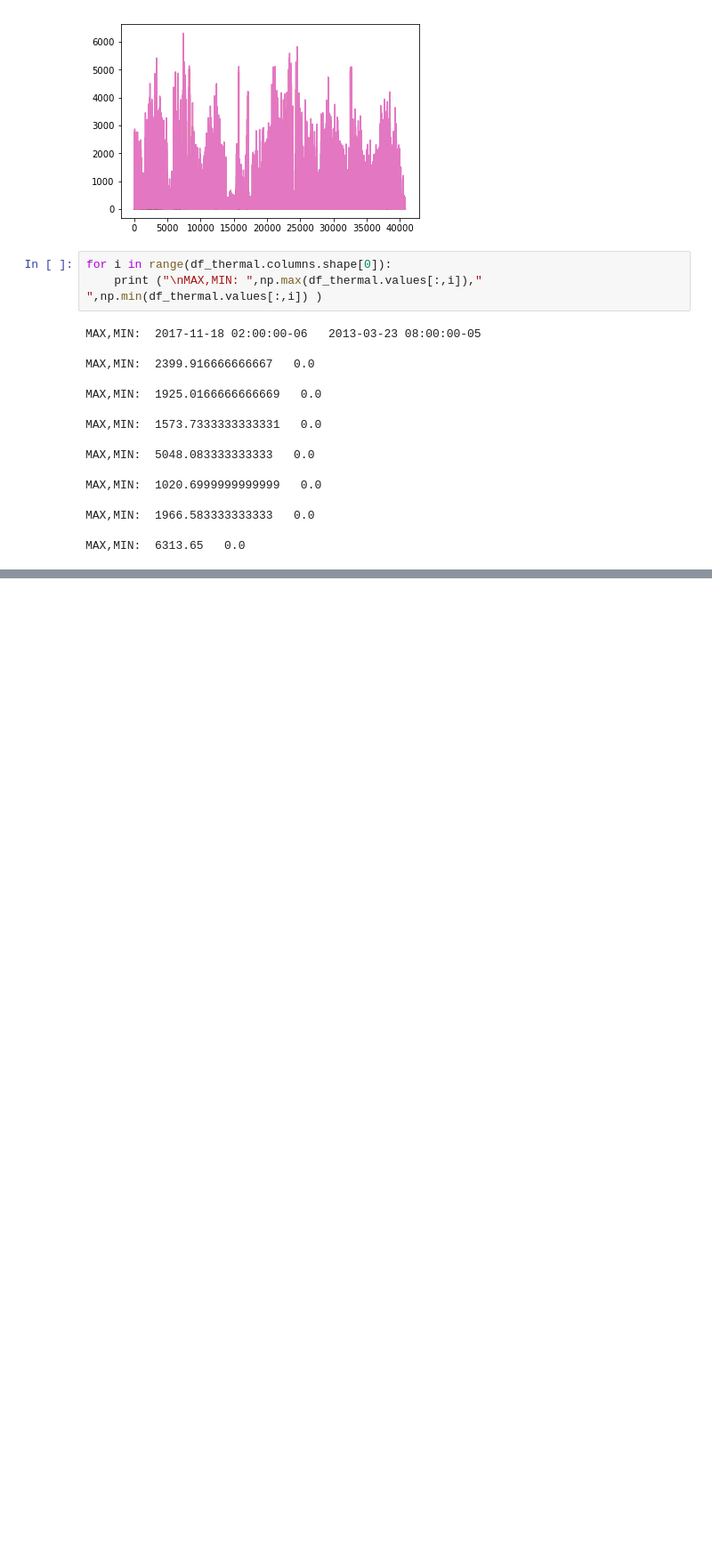
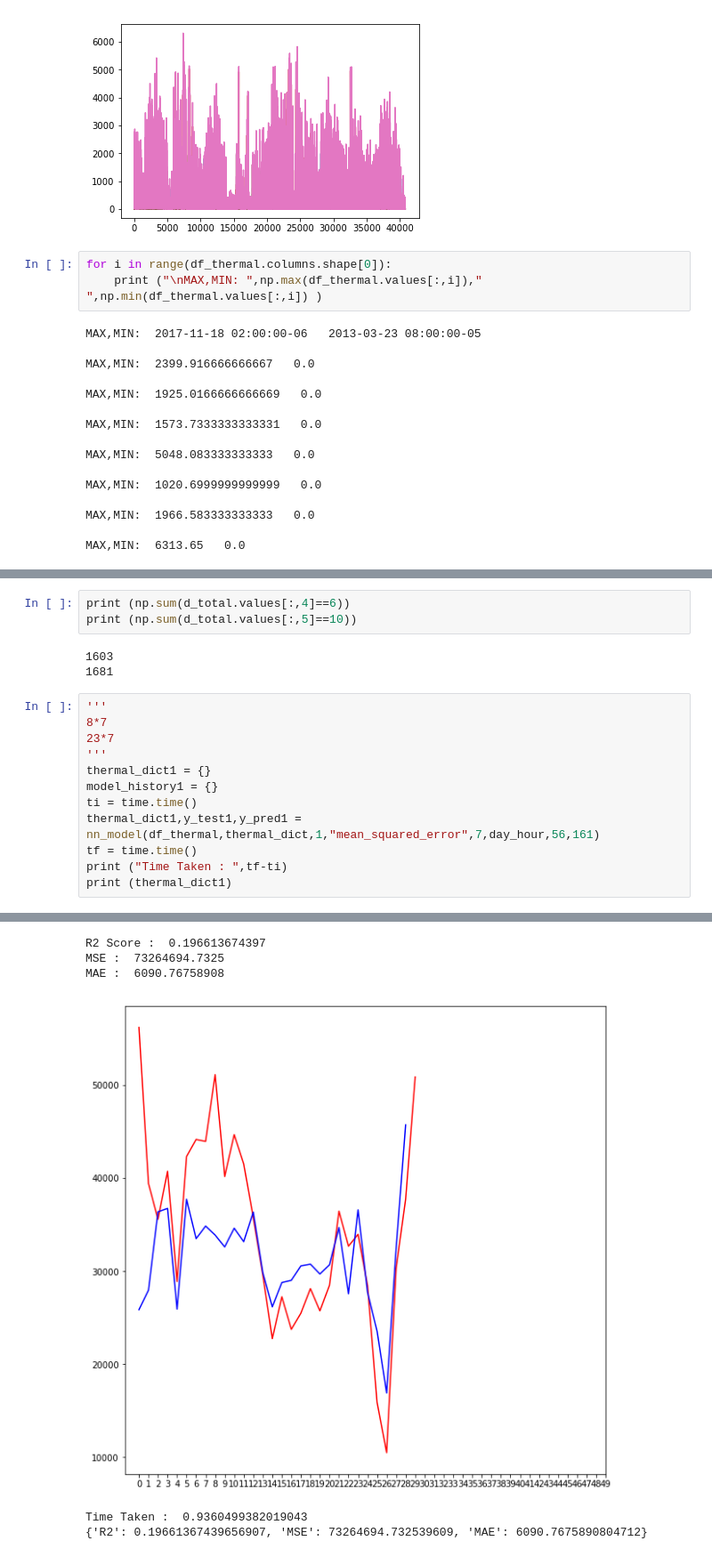
Before and after one commit to adithya8/loadPrediction, a Jupyter notebook: dataport_1632-Copy1.ipynb, the cells around one changed output, grey strips where cells are left out. Shown at 89% size. Saved outputs shown, nothing was run; the diff lists cells and outputs as text; blank space fills up the shorter version.

```diff
--- a/dataport_1632-Copy1.ipynb
+++ b/dataport_1632-Copy1.ipynb
@@ -844,0 +1107,19 @@ array([[5.8999999999999995, 10.0],
+# %%
+print (np.sum(d_total.values[:,4]==6))
+print (np.sum(d_total.values[:,5]==10))
+# %% [output]
+1603
+1681
+# %%
+'''
+8*7
+23*7
+'''
+thermal_dict1 = {}
+model_history1 = {}
+ti = time.time()
+thermal_dict1,y_test1,y_pred1 = nn_model(df_thermal,thermal_dict,1,"mean_squared_error",7,day_hour,56,161)
+tf = time.time()
+print ("Time Taken : ",tf-ti)
+print (thermal_dict1)
+# %% [output]
@@ -844,0 +1145,6 @@ array([[5.8999999999999995, 10.0],
+R2 Score :  0.196613674397
+MSE :  73264694.7325
+MAE :  6090.76758908
+[figure, added]
+Time Taken :  0.9360499382019043
+{'R2': 0.19661367439656907, 'MSE': 73264694.732539609, 'MAE': 6090.7675890804712}
```
Also changed, not shown: parts of 25 cells of this notebook, 1 other file.
